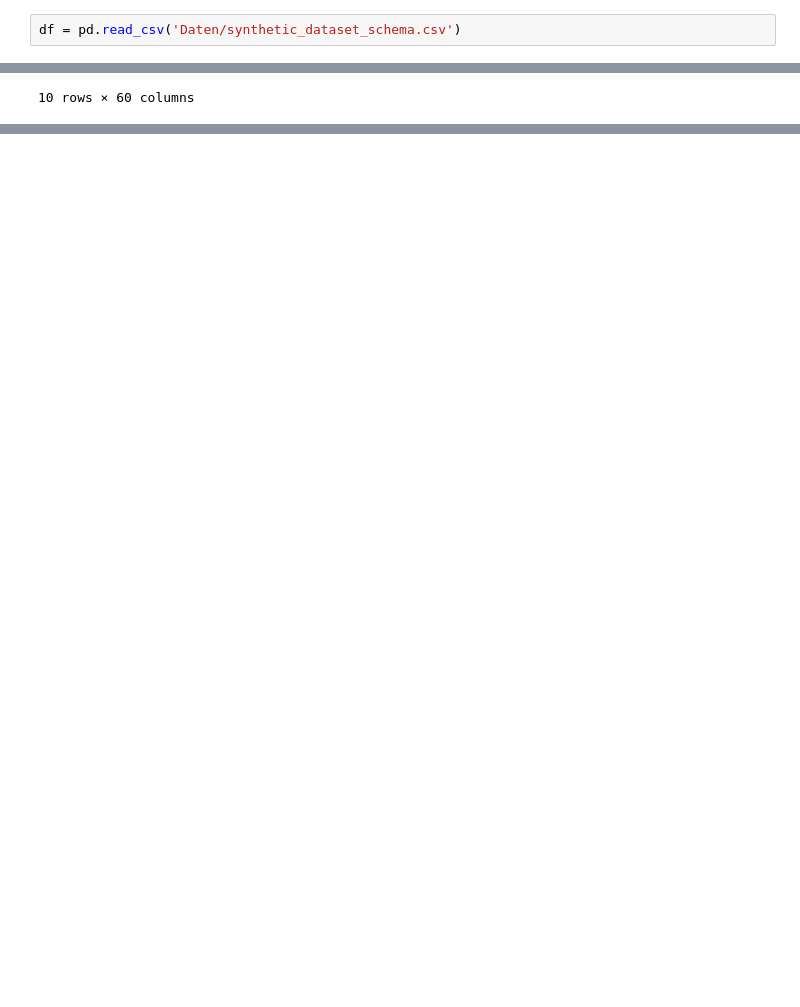
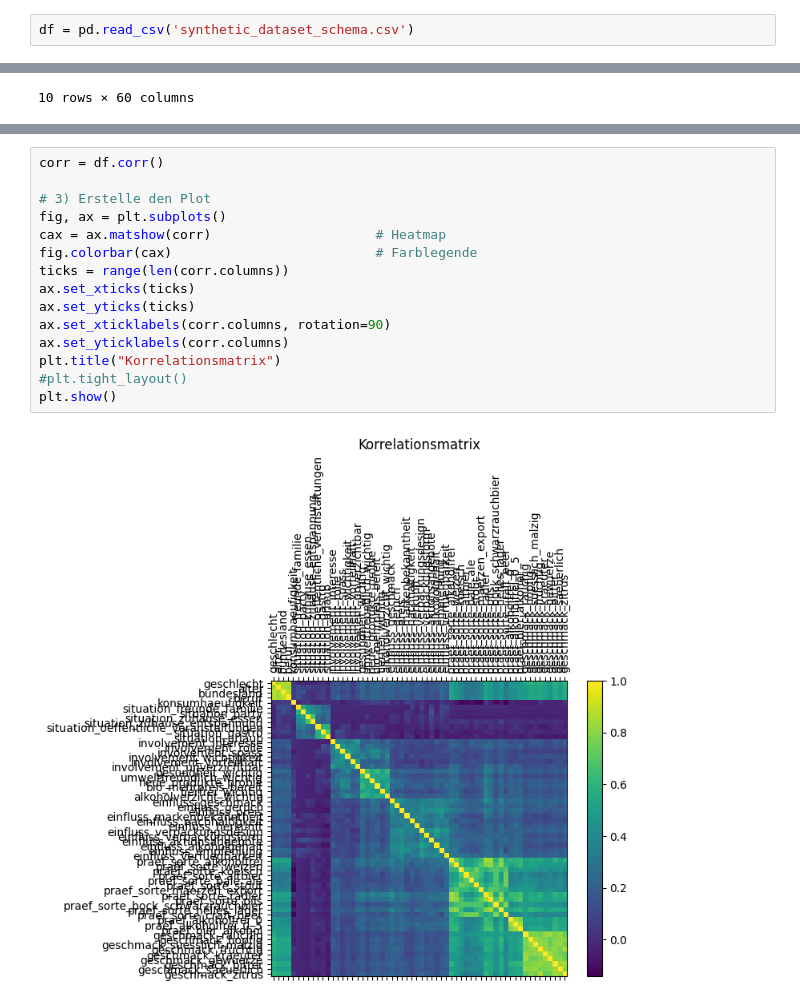
Before and after one commit to FRYEL/Bierprojekt, a Jupyter notebook: test.ipynb, the cells around one changed output, grey strips where cells are left out. Drawn from its saved outputs; the diff is of its cells as text; blank space fills up the shorter version.

```diff
--- a/test.ipynb
+++ b/test.ipynb
@@ -3,5 +5,5 @@ import pandas as pd
 # %%
-df = pd.read_csv('Daten/synthetic_dataset_schema.csv')
+df = pd.read_csv('synthetic_dataset_schema.csv')
 # %%
 df.head(10)
 # %% [output]
@@ -19,0 +56,17 @@ df.head(10)
+# %%
+corr = df.corr()
+
+# 3) Erstelle den Plot
+fig, ax = plt.subplots()
+cax = ax.matshow(corr)                     # Heatmap
+fig.colorbar(cax)                          # Farblegende
+ticks = range(len(corr.columns))
+ax.set_xticks(ticks)
+ax.set_yticks(ticks)
+ax.set_xticklabels(corr.columns, rotation=90)
+ax.set_yticklabels(corr.columns)
+plt.title("Korrelationsmatrix")
+#plt.tight_layout()
+plt.show()
+# %% [output]
+[figure, added]
```
Also changed, not shown: parts of 4 cells of this notebook, 2 other files.
